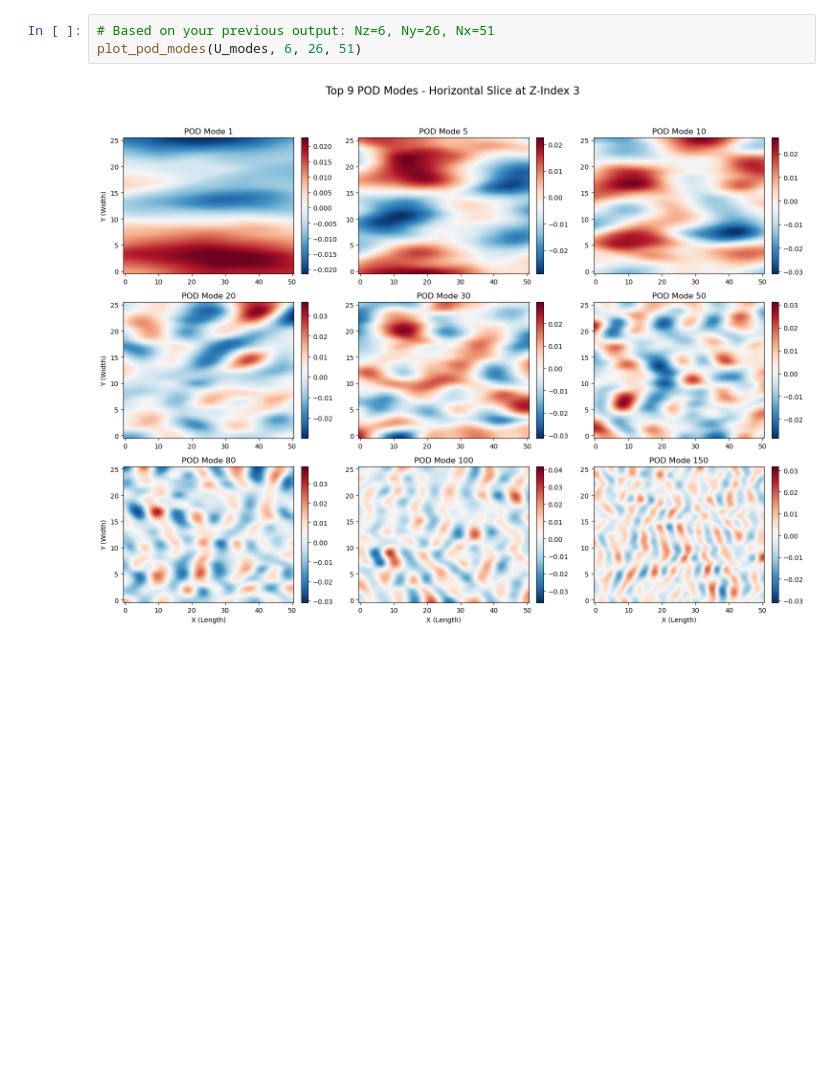
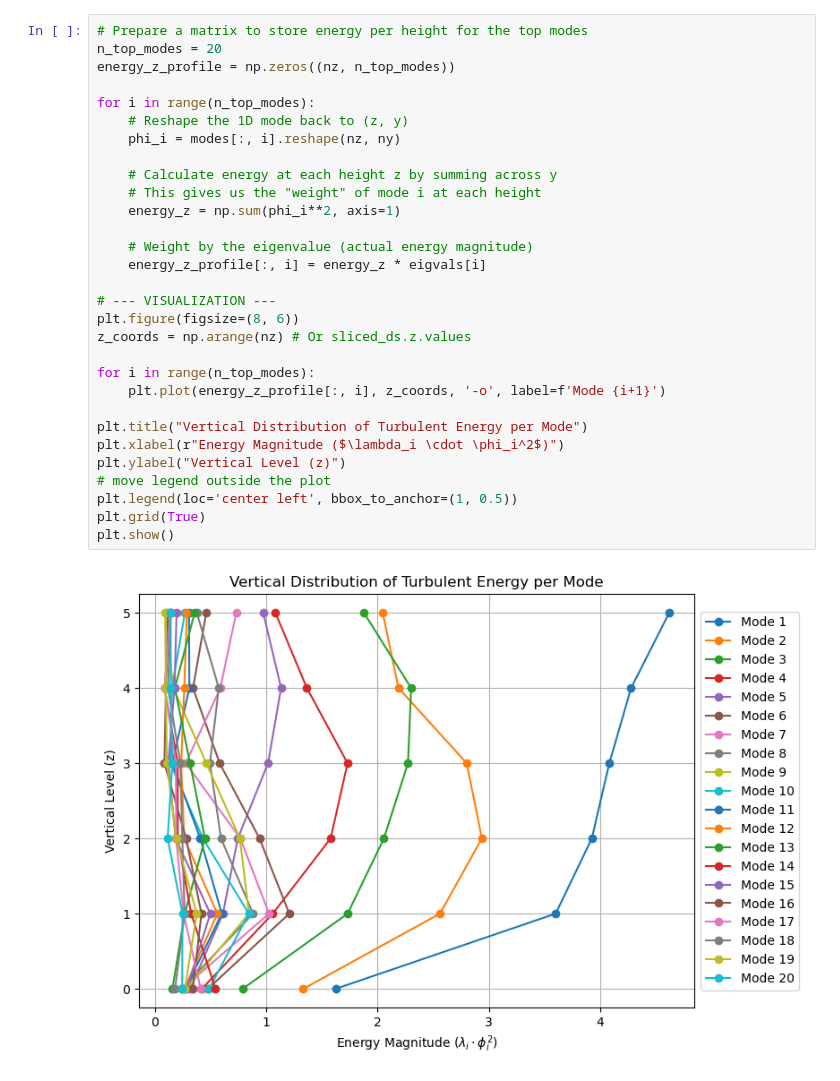
Before and after one commit to JacobManniche/Bachelor_legeplads, a Jupyter notebook: LES/PI and ROM.ipynb, the cells around one changed output. Drawn from its saved outputs; the diff is of its cells as text; blank space fills up the shorter version.

```diff
--- a/LES/PI and ROM.ipynb
+++ b/LES/PI and ROM.ipynb
@@ -68,7 +76,34 @@ Energy in the first 20 modes: 60.96%
-# %%
-# Based on your previous output: Nz=6, Ny=26, Nx=51
-plot_pod_modes(U_modes, 6, 26, 51)
-# %% [output]
-[figure, removed]
+# %%
+# Prepare a matrix to store energy per height for the top modes
+n_top_modes = 20
+energy_z_profile = np.zeros((nz, n_top_modes))
+
+for i in range(n_top_modes):
+    # Reshape the 1D mode back to (z, y)
+    phi_i = modes[:, i].reshape(nz, ny)
+
+    # Calculate energy at each height z by summing across y
+    # This gives us the "weight" of mode i at each height
+    energy_z = np.sum(phi_i**2, axis=1)
+
+    # Weight by the eigenvalue (actual energy magnitude)
+    energy_z_profile[:, i] = energy_z * eigvals[i]
+
+# --- VISUALIZATION ---
+plt.figure(figsize=(8, 6))
+z_coords = np.arange(nz) # Or sliced_ds.z.values
+
+for i in range(n_top_modes):
+    plt.plot(energy_z_profile[:, i], z_coords, '-o', label=f'Mode {i+1}')
+
+plt.title("Vertical Distribution of Turbulent Energy per Mode")
+plt.xlabel(r"Energy Magnitude ($\lambda_i \cdot \phi_i^2$)")
+plt.ylabel("Vertical Level (z)")
+# move legend outside the plot
+plt.legend(loc='center left', bbox_to_anchor=(1, 0.5))
+plt.grid(True)
+plt.show()
+# %% [output]
+[figure, added]
 # %%
 # --- 7. PS-ROM RECONSTRUCTION (using n modes) ---
```
Also changed, not shown: parts of 11 cells of this notebook, 2 other files.
